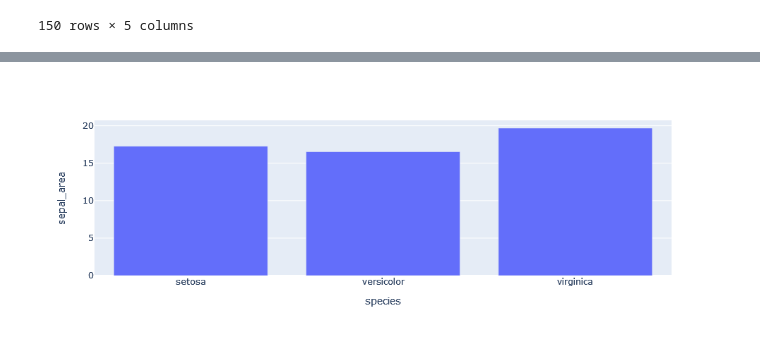
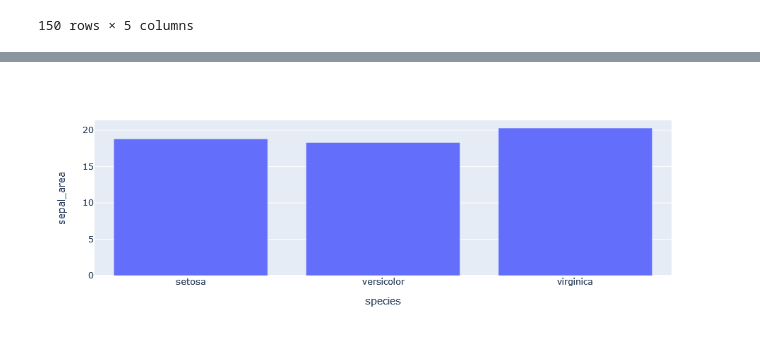
Before and after one commit to devincornell/devincornell.github.io, a Jupyter notebook: example_code/zen_of_data_science/zods2_dataframes.ipynb, the cells around one changed output, grey strips where cells are left out. Drawn from its saved outputs; the diff is of its cells as text; code cells hidden in the pictures.

```diff
--- a/example_code/zen_of_data_science/zods2_dataframes.ipynb
+++ b/example_code/zen_of_data_science/zods2_dataframes.ipynb
@@ -57,27 +57,40 @@ make_iris_dataframe(iris_data)
 # %%
 def calc_iris_area(iris_df: pd.DataFrame) -> pd.DataFrame:
     '''Multiplies length and width of sepal and petals of each iris.'''
     return pd.DataFrame({
         'sepal_area': iris_df['sepal_length'] * iris_df['sepal_width'],
         'petal_area': iris_df['petal_length'] * iris_df['petal_width'],
         'species': iris_df['species'],
     })
+
+def calc_iris_area_inplace(iris_df: pd.DataFrame) -> pd.DataFrame:
+    '''Multiplies length and width of sepal and petals of each iris.'''
+    return pd.DataFrame({
+        'sepal_area': iris_df['sepal_length'] * iris_df['sepal_width'],
+        'petal_area': iris_df['petal_length'] * iris_df['petal_width'],
+        'species': iris_df['species'],
+    })
+
+def filter_lower_sepal_quartile(area_df: pd.DataFrame) -> pd.DataFrame:
+    v = area_df['sepal_area'].quantile(0.25)
+    return area_df.query(f'sepal_area > {v}')
 
 def av_area_by_species(area_df: pd.DataFrame) -> pd.DataFrame:
     '''Average iris areas by species.'''
     return area_df.groupby('species').mean().reset_index(inplace=False, drop=False)
 
 import plotly.express as px
 def plot_sepal_area(areas_by_species: pd.DataFrame) -> pd.DataFrame:
     '''Plot average sepal area by species.'''
     return px.bar(areas_by_species, x='species', y='sepal_area')
 
-areas = calc_iris_area(iris_df)
-area_by_species = av_area_by_species(areas)
+area_df = calc_iris_area(iris_df)
+filtered_area_df = filter_lower_sepal_quartile(area_df)
+area_by_species = av_area_by_species(filtered_area_df)
 plot_sepal_area(area_by_species)
 # %% [output]
 [interactive output not drawn]
-[figure, old version]
+[figure, new version]
 # %%
 import dataclasses
 
```
Also changed, not shown: parts of 3 cells of this notebook.
